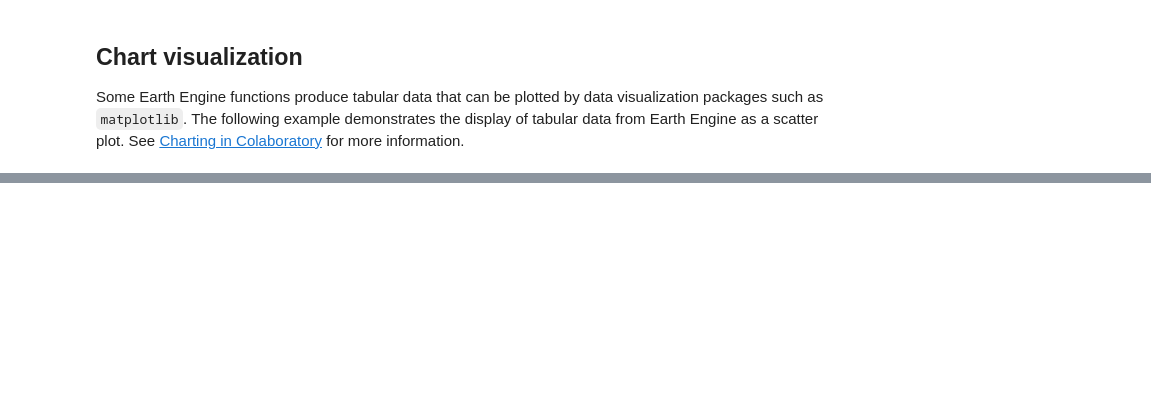
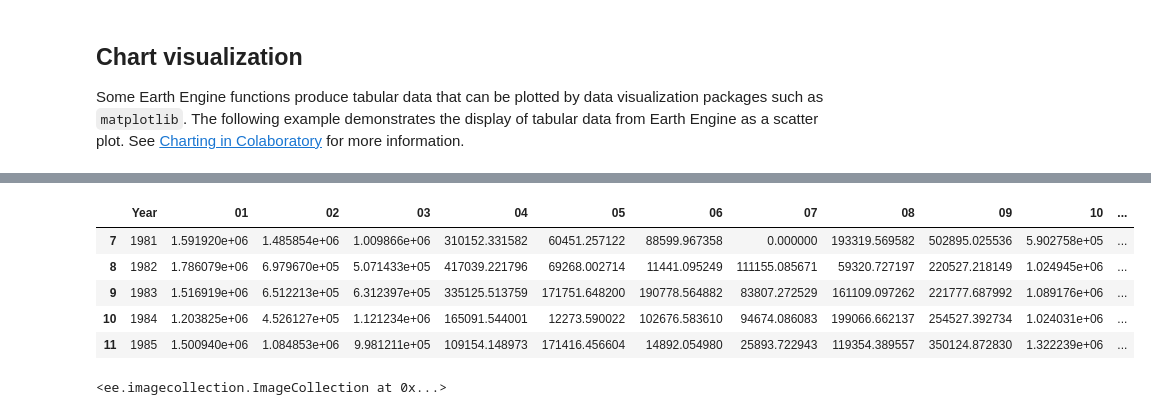
Before and after one commit to smatamanda83/CeeloMattCode, a Jupyter notebook: guides/linked/ee-api-colab-setup.ipynb, the cells around one changed output, grey strips where cells are left out. Drawn from its saved outputs; the diff is of its cells as text; code cells hidden in the pictures; blank space fills up the shorter version.

```diff
--- a/guides/linked/ee-api-colab-setup.ipynb
+++ b/guides/linked/ee-api-colab-setup.ipynb
@@ -136,0 +469,17 @@ plt.show()
+# %%
+# Filter the DataFrame to include only rows from 1981 to 2024
+filtered_df = rainfall_df[(rainfall_df['Year'] >= 1981) & (rainfall_df['Year'] <= 2024)]
+
+# Display the new DataFrame
+filtered_df.head()
+# %% [output]
+|  | Year | 01 | 02 | 03 | 04 | 05 | 06 | 07 | 08 | 09 | 10 | ... |
+| 7 | 1981 | 1.591920e+06 | 1.485854e+06 | 1.009866e+06 | 310152.331582 | 60451.257122 | 88599.967358 | 0.000000 | 193319.569582 | 502895.025536 | 5.902758e+05 | ... |
+| 8 | 1982 | 1.786079e+06 | 6.979670e+05 | 5.071433e+05 | 417039.221796 | 69268.002714 | 11441.095249 | 111155.085671 | 59320.727197 | 220527.218149 | 1.024945e+06 | ... |
+| 9 | 1983 | 1.516919e+06 | 6.512213e+05 | 6.312397e+05 | 335125.513759 | 171751.648200 | 190778.564882 | 83807.272529 | 161109.097262 | 221777.687992 | 1.089176e+06 | ... |
+| 10 | 1984 | 1.203825e+06 | 4.526127e+05 | 1.121234e+06 | 165091.544001 | 12273.590022 | 102676.583610 | 94674.086083 | 199066.662137 | 254527.392734 | 1.024031e+06 | ... |
+| 11 | 1985 | 1.500940e+06 | 1.084853e+06 | 9.981211e+05 | 109154.148973 | 171416.456604 | 14892.054980 | 25893.722943 | 119354.389557 | 350124.872830 | 1.322239e+06 | ... |
+# %%
+chirps_dataset
+# %% [output]
+<ee.imagecollection.ImageCollection at 0x...>
```
Also changed, not shown: parts of 64 cells of this notebook.
